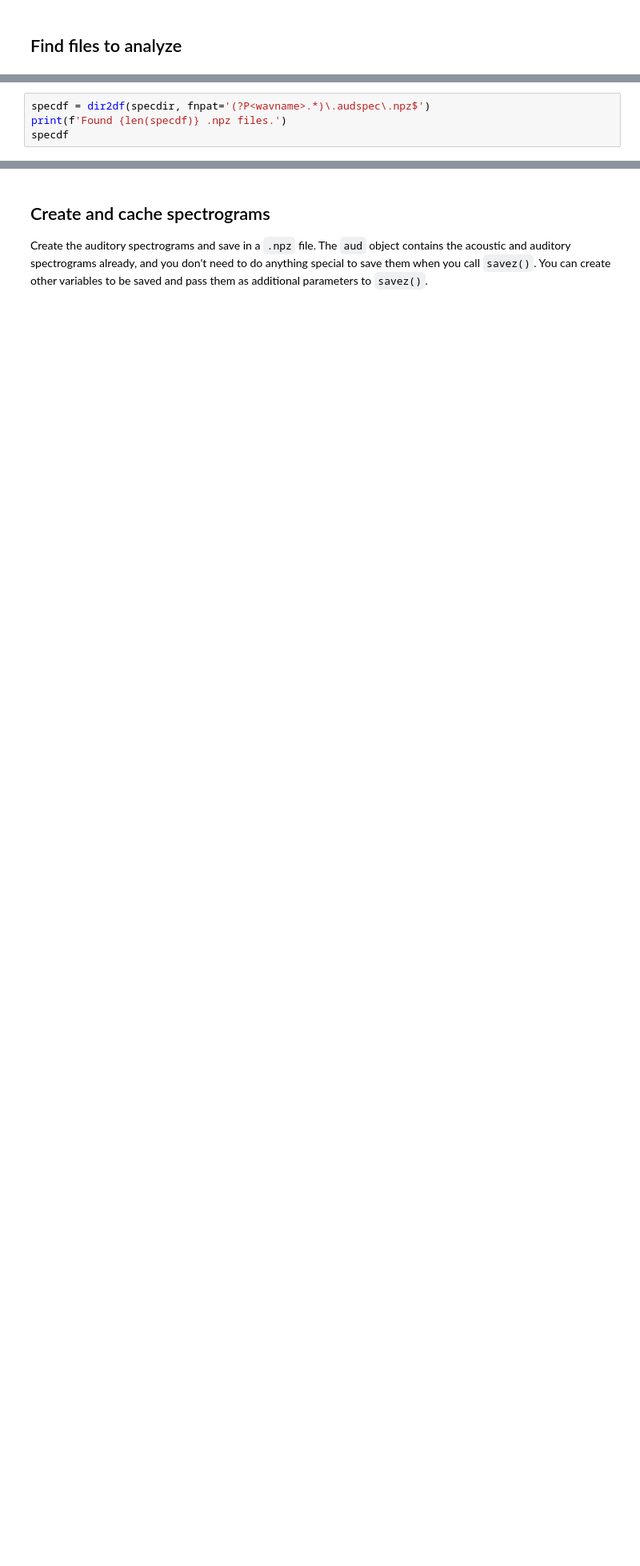
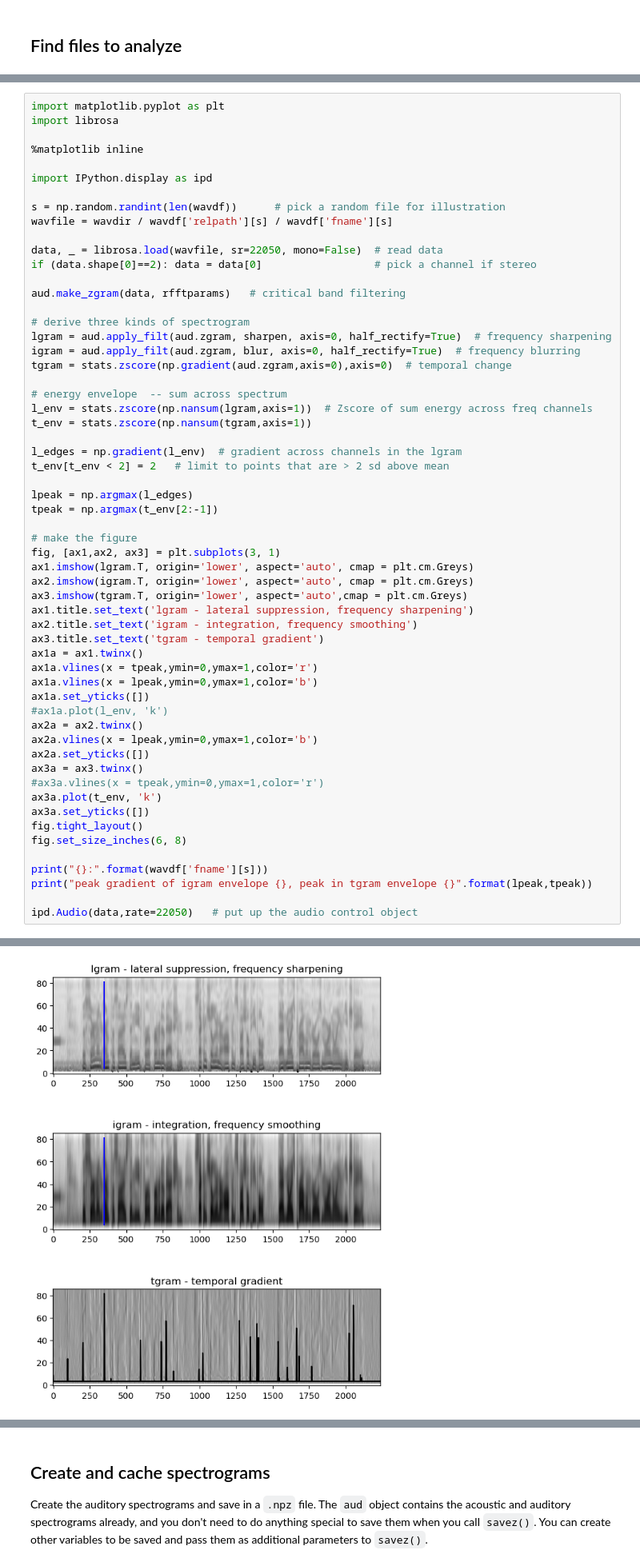
Before and after one commit to rsprouse/audspec, a Jupyter notebook: doc/Make_auditory_spectrograms.ipynb, the cells around one changed output, grey strips where cells are left out. Shown at 80% size. Saved outputs shown, nothing was run; the diff lists cells and outputs as text; blank space fills up the shorter version.

Commit message:
Add visualization and explicitly count missing .npz files

```diff
--- a/doc/Make_auditory_spectrograms.ipynb
+++ b/doc/Make_auditory_spectrograms.ipynb
@@ -64,5 +67,59 @@ Found 26 .wav files.
 # %%
-specdf = dir2df(specdir, fnpat='(?P<wavname>.*)\.audspec\.npz$')
-print(f'Found {len(specdf)} .npz files.')
-specdf
+import matplotlib.pyplot as plt
+import librosa
+
+%matplotlib inline
+
+import IPython.display as ipd
+
+s = np.random.randint(len(wavdf))      # pick a random file for illustration
+wavfile = wavdir / wavdf['relpath'][s] / wavdf['fname'][s]
+
+data, _ = librosa.load(wavfile, sr=22050, mono=False)  # read data
+if (data.shape[0]==2): data = data[0]                  # pick a channel if stereo
+
+aud.make_zgram(data, rfftparams)   # critical band filtering
+
+# derive three kinds of spectrogram
+lgram = aud.apply_filt(aud.zgram, sharpen, axis=0, half_rectify=True)  # frequency sharpening
+igram = aud.apply_filt(aud.zgram, blur, axis=0, half_rectify=True)  # frequency blurring
+tgram = stats.zscore(np.gradient(aud.zgram,axis=0),axis=0)  # temporal change
+
+# energy envelope  -- sum across spectrum
+l_env = stats.zscore(np.nansum(lgram,axis=1))  # Zscore of sum energy across freq channels
+t_env = stats.zscore(np.nansum(tgram,axis=1))
+
+l_edges = np.gradient(l_env)  # gradient across channels in the lgram
+t_env[t_env < 2] = 2   # limit to points that are > 2 sd above mean
+
+lpeak = np.argmax(l_edges)
+tpeak = np.argmax(t_env[2:-1])
+
+# make the figure
+fig, [ax1,ax2, ax3] = plt.subplots(3, 1)
+ax1.imshow(lgram.T, origin='lower', aspect='auto', cmap = plt.cm.Greys)
+ax2.imshow(igram.T, origin='lower', aspect='auto', cmap = plt.cm.Greys)
+ax3.imshow(tgram.T, origin='lower', aspect='auto',cmap = plt.cm.Greys)
+ax1.title.set_text('lgram - lateral suppression, frequency sharpening')
+ax2.title.set_text('igram - integration, frequency smoothing')
+ax3.title.set_text('tgram - temporal gradient')
+ax1a = ax1.twinx()
+ax1a.vlines(x = tpeak,ymin=0,ymax=1,color='r')
+ax1a.vlines(x = lpeak,ymin=0,ymax=1,color='b')
+ax1a.set_yticks([])
+#ax1a.plot(l_env, 'k')
+ax2a = ax2.twinx()
+ax2a.vlines(x = lpeak,ymin=0,ymax=1,color='b')
+ax2a.set_yticks([])
+ax3a = ax3.twinx()
+#ax3a.vlines(x = tpeak,ymin=0,ymax=1,color='r')
+ax3a.plot(t_env, 'k')
+ax3a.set_yticks([])
+fig.tight_layout()
+fig.set_size_inches(6, 8)
+
+print("{}:".format(wavdf['fname'][s]))
+print("peak gradient of igram envelope {}, peak in tgram envelope {}".format(lpeak,tpeak))
+
+ipd.Audio(data,rate=22050)   # put up the audio control object
 # %% [output]
@@ -70,0 +129 @@ Found 0 .npz files.
+[figure, added]
```
Also changed, not shown: parts of 11 cells of this notebook.
